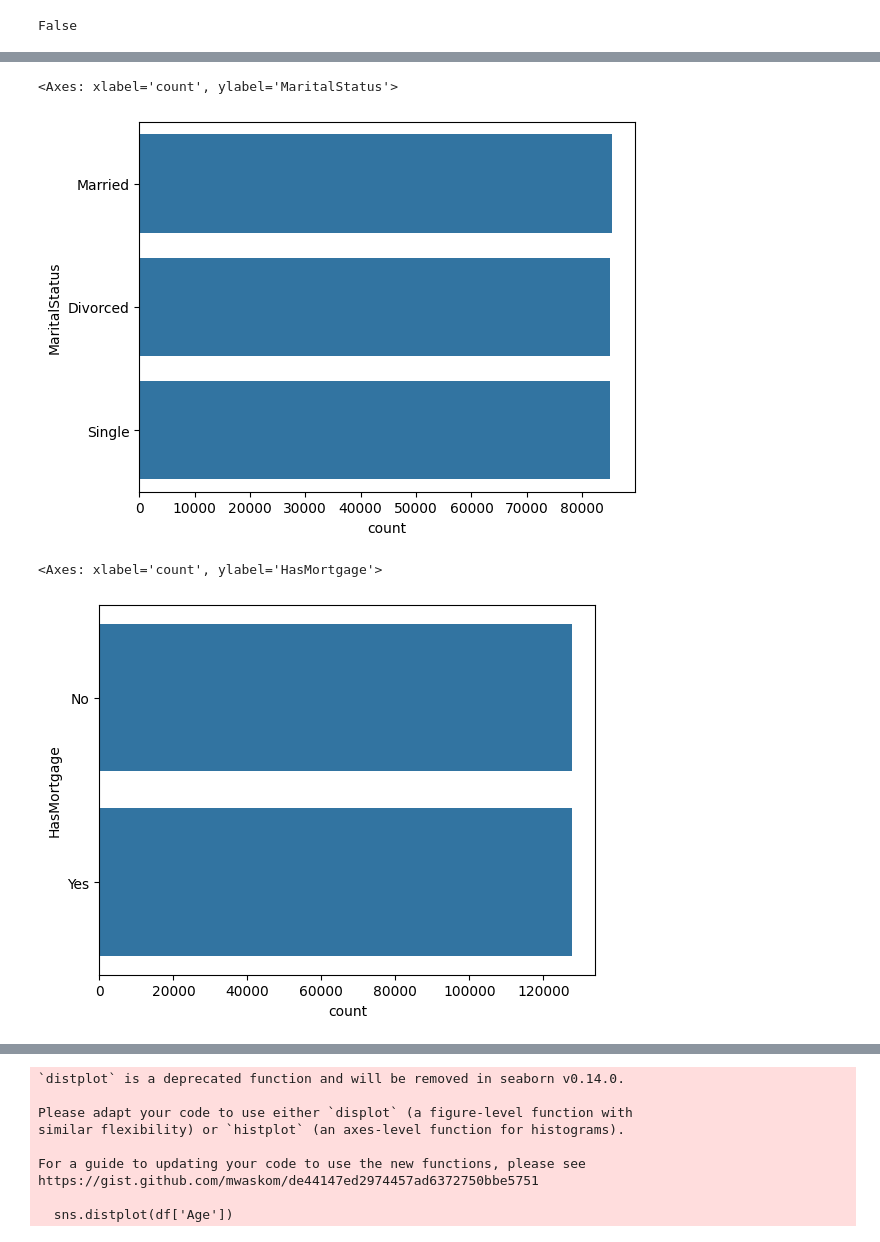
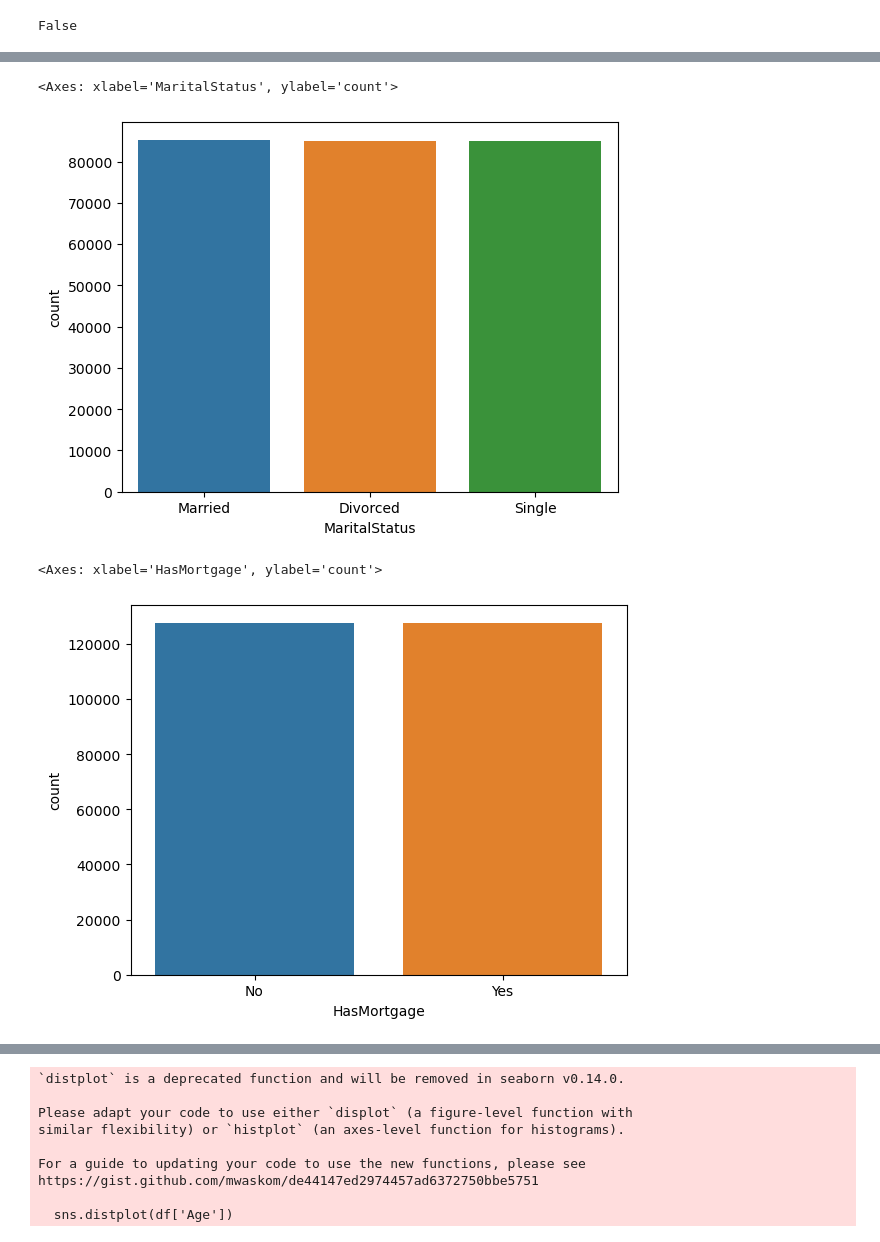
Before and after one commit to imjhanC/Data-Mining-202401, a Jupyter notebook: loanApproval.ipynb, the cells around one changed output, grey strips where cells are left out. Saved outputs shown, nothing was run; the diff lists cells and outputs as text; code cells hidden in the pictures.

```diff
--- a/loanApproval.ipynb
+++ b/loanApproval.ipynb
@@ -103,11 +94,11 @@ sns.countplot(df['EmploymentType'])
 # %%
-sns.countplot(df['MaritalStatus'])
+sns.countplot(x='MaritalStatus', data=df)
 # %% [output]
-<Axes: xlabel='count', ylabel='MaritalStatus'>
+<Axes: xlabel='MaritalStatus', ylabel='count'>
-[figure, old version]
+[figure, new version]
 # %%
-sns.countplot(df['HasMortgage'])
+sns.countplot(x='HasMortgage', data=df)
 # %% [output]
-<Axes: xlabel='count', ylabel='HasMortgage'>
+<Axes: xlabel='HasMortgage', ylabel='count'>
-[figure, old version]
+[figure, new version]
 # %%
```
Also changed, not shown: parts of 34 cells of this notebook, 1 other file.
